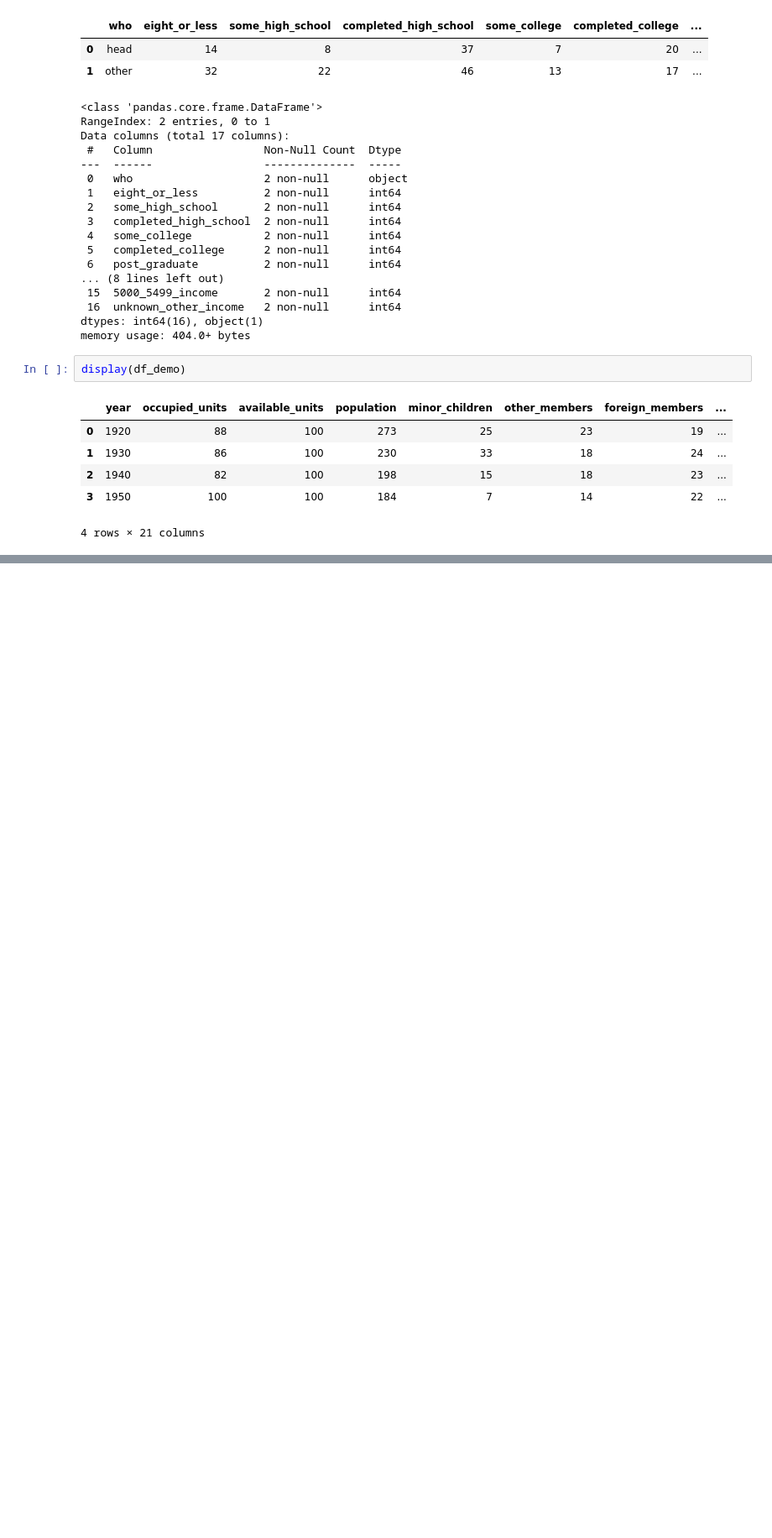
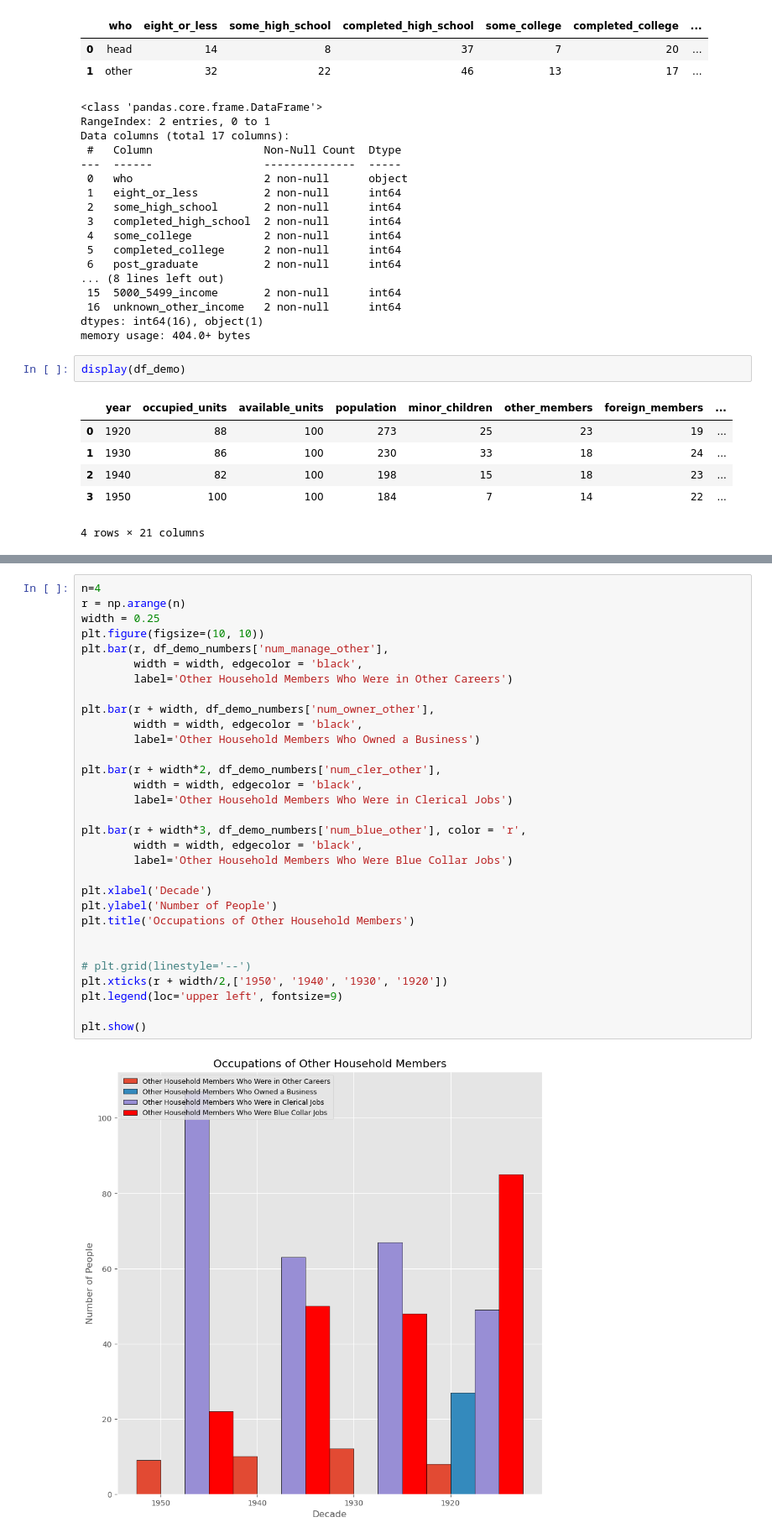
Before and after one commit to LDeYoung17/jackson-heights-analysis, a Jupyter notebook: notebooks/EDA.ipynb, the cells around one changed output, grey strips where cells are left out. Shown: that part at 84% size. Cells and saved outputs as stored; diff of their text form; blank space fills up the shorter version.

```diff
--- a/notebooks/EDA.ipynb
+++ b/notebooks/EDA.ipynb
@@ -193,0 +300,33 @@ Name: blue_other, dtype: float64
+# %%
+n=4
+r = np.arange(n)
+width = 0.25
+plt.figure(figsize=(10, 10))
+plt.bar(r, df_demo_numbers['num_manage_other'],
+        width = width, edgecolor = 'black',
+        label='Other Household Members Who Were in Other Careers')
+
+plt.bar(r + width, df_demo_numbers['num_owner_other'],
+        width = width, edgecolor = 'black',
+        label='Other Household Members Who Owned a Business')
+
+plt.bar(r + width*2, df_demo_numbers['num_cler_other'],
+        width = width, edgecolor = 'black',
+        label='Other Household Members Who Were in Clerical Jobs')
+
+plt.bar(r + width*3, df_demo_numbers['num_blue_other'], color = 'r',
+        width = width, edgecolor = 'black',
+        label='Other Household Members Who Were Blue Collar Jobs')
+
+plt.xlabel('Decade')
+plt.ylabel('Number of People')
+plt.title('Occupations of Other Household Members')
+
+
+# plt.grid(linestyle='--')
+plt.xticks(r + width/2,['1950', '1940', '1930', '1920'])
+plt.legend(loc='upper left', fontsize=9)
+
+plt.show()
+# %% [output]
+[figure, added]
```
Also changed, not shown: parts of 9 cells of this notebook.
